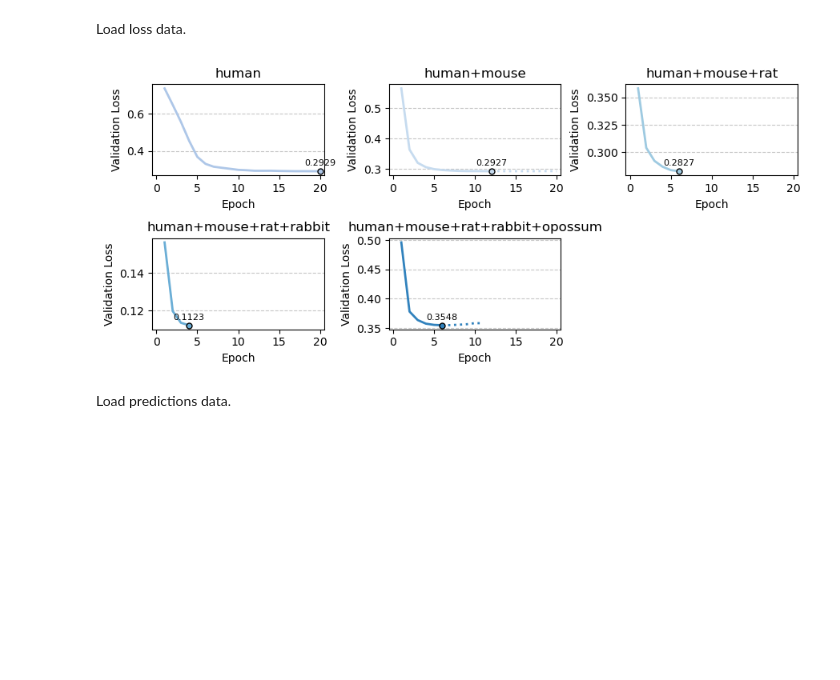
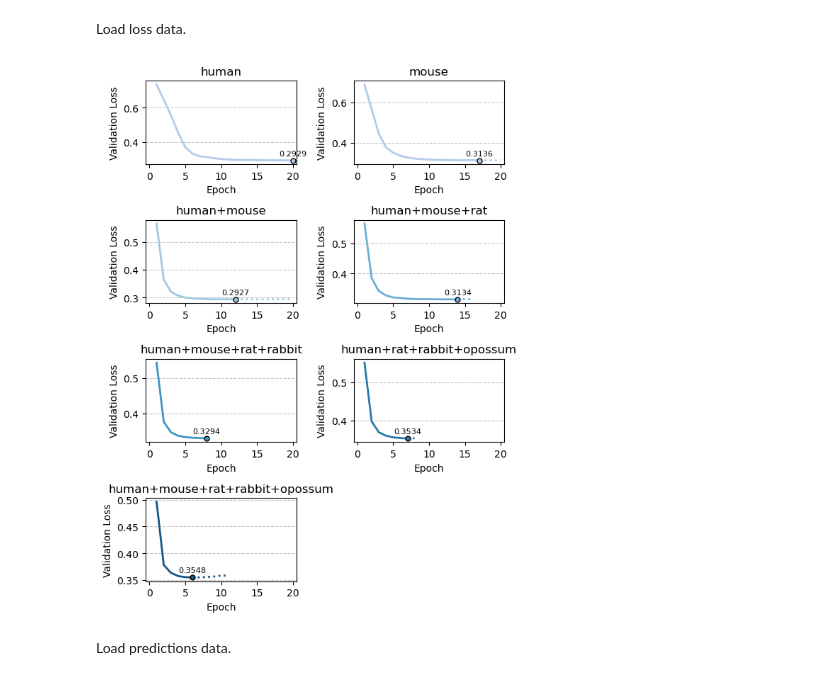
Before and after one commit to anamariaelek/alphagenome-pytorch, a Jupyter notebook: examples/notebooks/splice_model_eval_compare.ipynb, the cells around one changed output. Saved outputs shown, nothing was run; the diff lists cells and outputs as text; code cells hidden in the pictures; blank space fills up the shorter version.

Commit message:
Train with left-out species

```diff
--- a/examples/notebooks/splice_model_eval_compare.ipynb
+++ b/examples/notebooks/splice_model_eval_compare.ipynb
@@ -38,20 +38,24 @@ metrics_dict = {}
 base_dir = "/home/elek/sds/sd17d003/Anamaria/alphagenome_genomicsxai"
 models = [
     "human",
+    "mouse",
     "human_mouse",
     "human_mouse_rat",
     "human_mouse_rat_rabbit",
+    "human_rat_rabbit_opossum",
     "human_mouse_rat_rabbit_opossum"
 ]
 model_names = ["132kb_encode_intersect_usage_pc_obs_" + model for model in models]
 
 # Shades of blue for different models
 MODEL_COLORS = {
-    "human": "#aec7e8",
-    "human_mouse": "#c6dbef",
-    "human_mouse_rat": "#9ecae1",
-    "human_mouse_rat_rabbit": "#6baed6",
-    "human_mouse_rat_rabbit_opossum": "#3182bd"
+    "human": "#b3cbeb",
+    "mouse": "#b3cbeb",
+    "human_mouse": "#9ecae1",
+    "human_mouse_rat": "#6baed6",
+    "human_mouse_rat_rabbit": "#4292c6",
+    "human_rat_rabbit_opossum": "#2978ad",
+    "human_mouse_rat_rabbit_opossum": "#155786"
 }
 
 # Shades for different species
@@ -89,7 +93,7 @@ for model, model_name in zip(models, model_names):
     if not os.path.exists(log_file):
         print(f"Log file not found for model {model_name}: {log_file}")
         continue
-    df = pd.read_csv(log_file)
+    df = pd.read_csv(log_file, usecols=['epoch', 'train_loss', 'val_loss'])
     loss_dict[model] = df
 
 # Collect loss data, combine by column names
@@ -106,7 +110,7 @@ import matplotlib.pyplot as plt
 valid_models = [m for m in models if m in loss_dict]
 n_models = len(valid_models)
 
-ncols = 3
+ncols = 2
 nrows = int(np.ceil(n_models / ncols))
 
 fig, axes = plt.subplots(nrows, ncols, figsize=(3 * ncols, 2 * nrows), squeeze=False)
@@ -126,34 +130,34 @@ for ax, model in zip(axes, valid_models):
     ax.plot(solid['epoch'], solid['val_loss'], color=color, linewidth=2,
             linestyle='-', zorder=3, label=model)
     if len(dotted) > 1:
         ax.plot(dotted['epoch'], dotted['val_loss'], color=color, linewidth=2,
                 linestyle=':', zorder=3)
 
     # indicate the epoch with the lowest validation loss
     ax.scatter(df.loc[min_epoch_idx, 'epoch'], df.loc[min_epoch_idx, 'val_loss'],
                color=color, s=25, edgecolor='black', zorder=5)
 
     # annotate the point with the epoch number
     ax.annotate(f"{df.loc[min_epoch_idx, 'val_loss']:.4f}",
                 (df.loc[min_epoch_idx, 'epoch'], df.loc[min_epoch_idx, 'val_loss']),
                 textcoords="offset points", xytext=(0, 5), ha='center', fontsize=8)
 
     # Integer axis labels
     ax.set_xticks(np.arange(0, loss_df['epoch'].max() + 1, step=5))
     ax.set_xlim(-0.5, loss_df['epoch'].max() + 0.5)
     ax.set_xlabel('Epoch')
     ax.set_ylabel('Validation Loss')
     ax.set_title(model.replace('_', '+'))
     ax.grid(axis='y', linestyle='--', alpha=0.7)
 
 # Hide any unused subplot axes
 for ax in axes[n_models:]:
     ax.axis('off')
 
 plt.tight_layout()
 plt.show()
 # %% [output]
-[figure, old version]
+[figure, new version]
 # %% [markdown]
 Load predictions data.
 # %%
```
Also changed, not shown: parts of 14 cells of this notebook, 25 other files.
